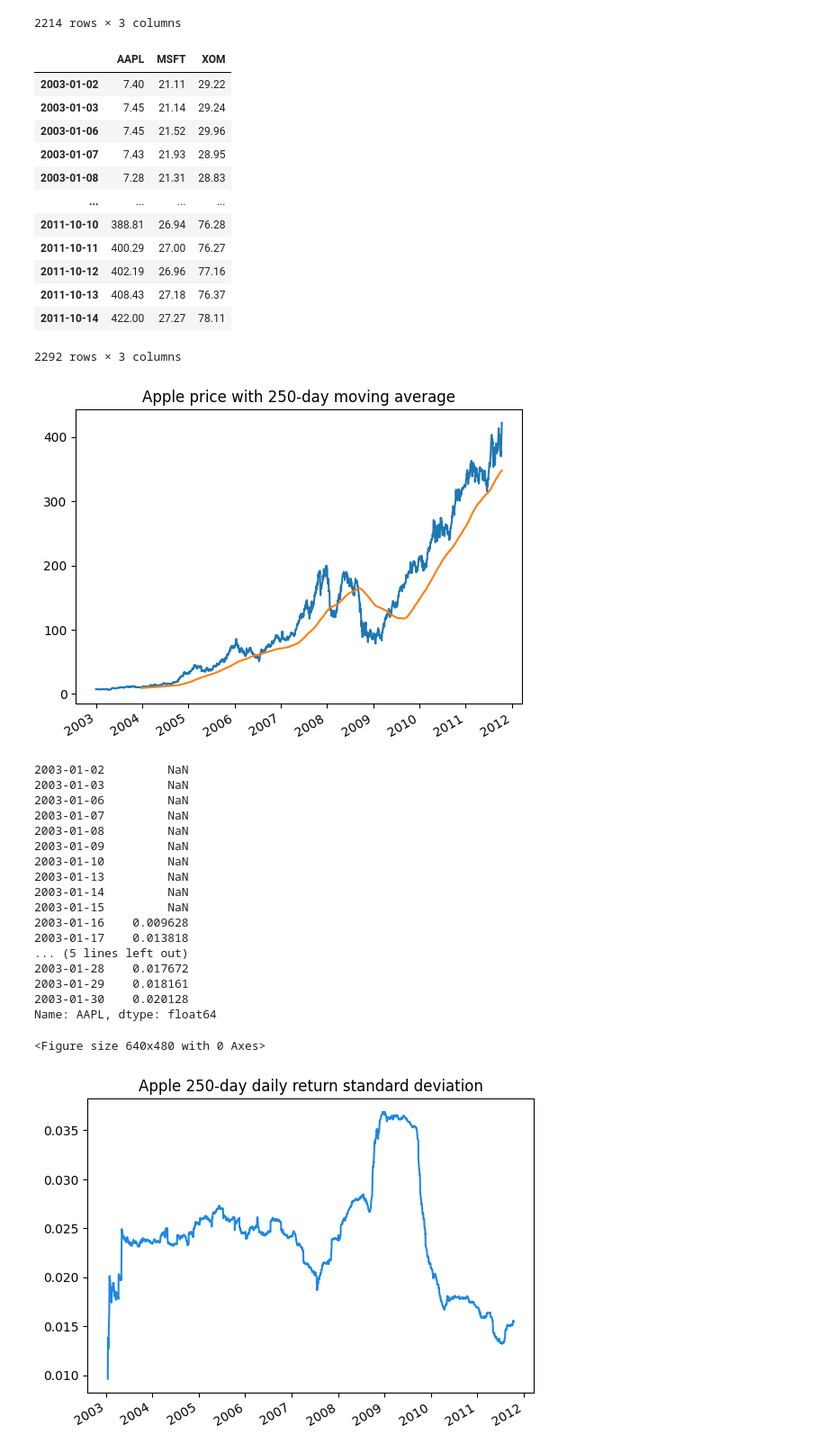
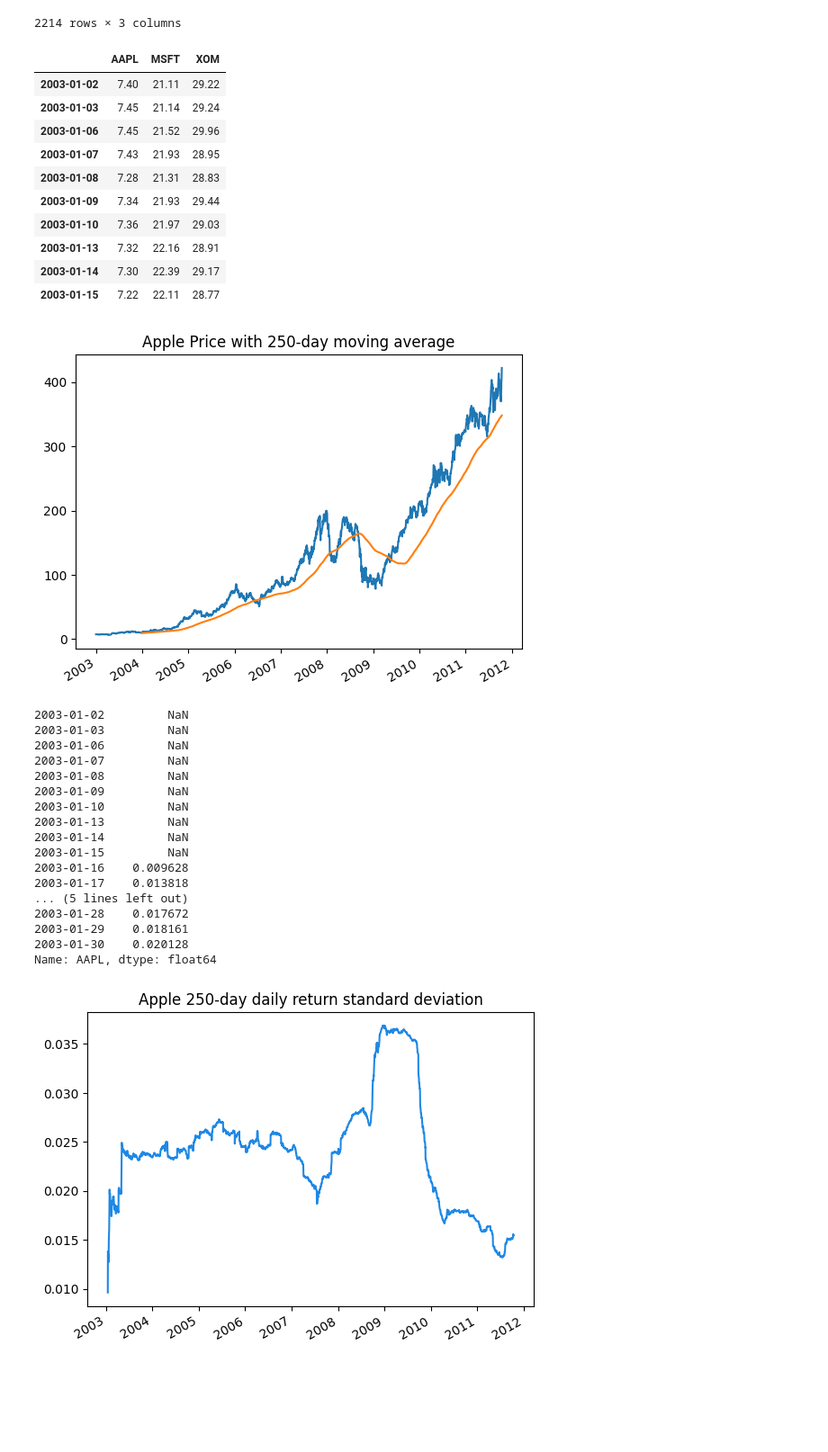
Before and after one commit to hasanahaffendy/STQD6014---Data-Science, a Jupyter notebook: Week13_TimeSeries_20240114_WC.ipynb, the cells around one changed output. Shown at 90% size. Cells and saved outputs as stored; diff of their text form; code cells hidden in the pictures; blank space fills up the shorter version.

```diff
--- a/Week13_TimeSeries_20240114_WC.ipynb
+++ b/Week13_TimeSeries_20240114_WC.ipynb
@@ -1905,6 +1927,8 @@ close_px
 2214 rows × 3 columns
 # %%
 # Resample the data based on Business Day
+close_px_Business = close_px.resample('B').ffill()
+close_px_Business.head(10)
 # %% [output]
 |  | AAPL | MSFT | XOM |
 | 2003-01-02 | 7.40 | 21.11 | 29.22 |
@@ -1912,23 +1936,25 @@ close_px
 | 2003-01-06 | 7.45 | 21.52 | 29.96 |
 | 2003-01-07 | 7.43 | 21.93 | 28.95 |
 | 2003-01-08 | 7.28 | 21.31 | 28.83 |
-| ... | ... | ... | ... |
-| 2011-10-10 | 388.81 | 26.94 | 76.28 |
-| 2011-10-11 | 400.29 | 27.00 | 76.27 |
-| 2011-10-12 | 402.19 | 26.96 | 77.16 |
-| 2011-10-13 | 408.43 | 27.18 | 76.37 |
-| 2011-10-14 | 422.00 | 27.27 | 78.11 |
+| 2003-01-09 | 7.34 | 21.93 | 29.44 |
+| 2003-01-10 | 7.36 | 21.97 | 29.03 |
+| 2003-01-13 | 7.32 | 22.16 | 28.91 |
+| 2003-01-14 | 7.30 | 22.39 | 29.17 |
+| 2003-01-15 | 7.22 | 22.11 | 28.77 |
-2292 rows × 3 columns
 # %%
 # Rolling operator
 # For the first day, it calculates the average of the closing prices for the first 250 days
 # For the second day, it calculates the average of the closing prices from day 2 to day 251
+close_px['AAPL'].plot(title = 'Apple Price with 250-day moving average')
+close_px['AAPL'].rolling(250).mean().plot();
 # %% [output]
-[figure, old version]
+[figure, new version]
 # %%
 # Another example
 # pct_change() -> calculates the percentage change between the current and previous elements in the series
 # rolling standard deviation calculation -> start producing results only when there are at least 10 non-null data points within each rolling window of 250 periods.
+std250 = close_px['AAPL'].pct_change().rolling(250, min_periods=10).std()
+std250.head(20)
 # %% [output]
 2003-01-02         NaN
 2003-01-03         NaN
@@ -1947,7 +1973,6 @@ close_px
 2003-01-29    0.018161
 2003-01-30    0.020128
 Name: AAPL, dtype: float64
-<Figure size 640x480 with 0 Axes>
 # %%
 # Plot the line plot
 # Use the link to get more hexa color guide: https://www.colorhexa.com/
```
Also changed, not shown: parts of 17 cells of this notebook.
